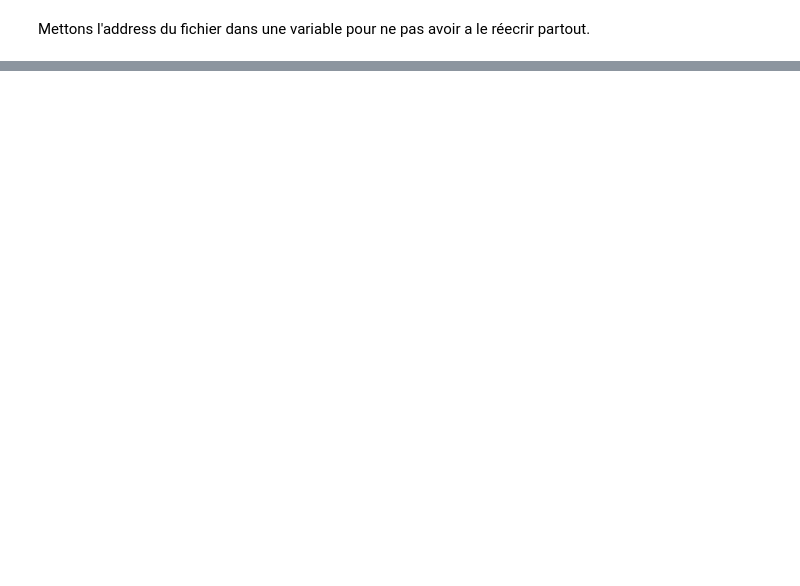
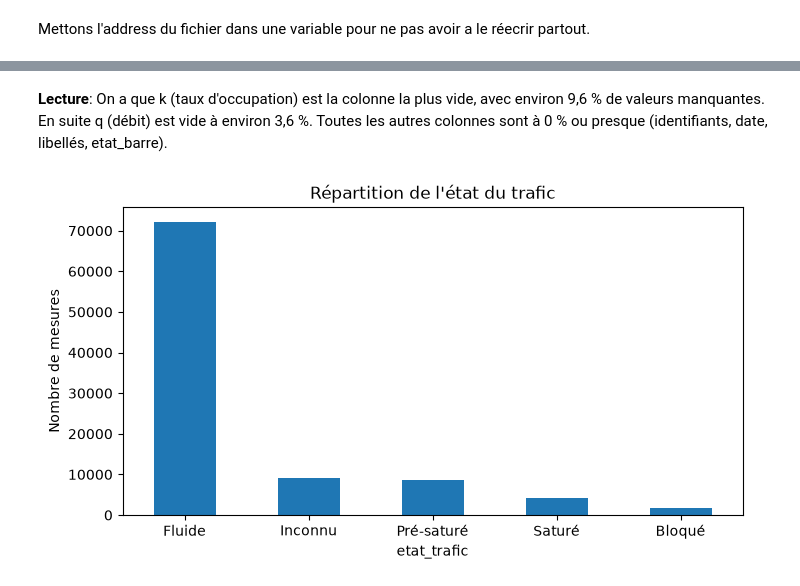
Before and after one commit to soso1594/analyse-trafic-paris, a Jupyter notebook: 01_exploration.ipynb, the cells around one changed output, grey strips where cells are left out. Drawn from its saved outputs; the diff is of its cells as text; code cells hidden in the pictures; blank space fills up the shorter version.

```diff
--- a/01_exploration.ipynb
+++ b/01_exploration.ipynb
@@ -27,0 +105,12 @@ Error:
+# %% [markdown]
+**Lecture**: On a que  k (taux d'occupation) est la colonne la plus vide, avec environ 9,6 % de valeurs manquantes.
+En suite q (débit) est vide à environ 3,6 %.
+Toutes les autres colonnes sont à 0 % ou presque (identifiants, date, libellés, etat_barre).
+# %%
+df["etat_trafic"].value_counts(dropna=False).plot.bar(figsize=(8, 4))
+plt.title("Répartition de l'état du trafic")
+plt.ylabel("Nombre de mesures")
+plt.xticks(rotation=0)
+plt.show()
+# %% [output]
+[figure, added]
```
Also changed, not shown: parts of 18 cells of this notebook, 9 other files.
